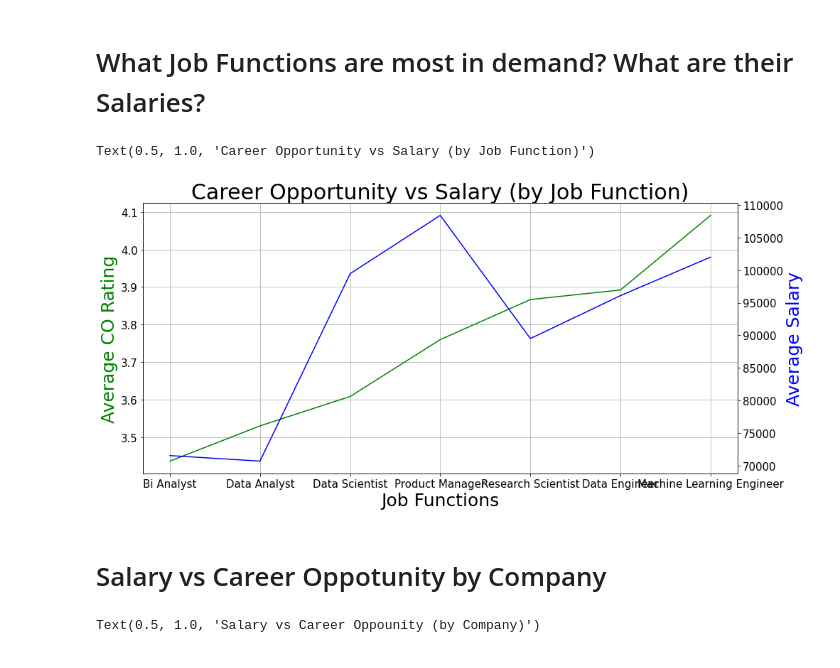
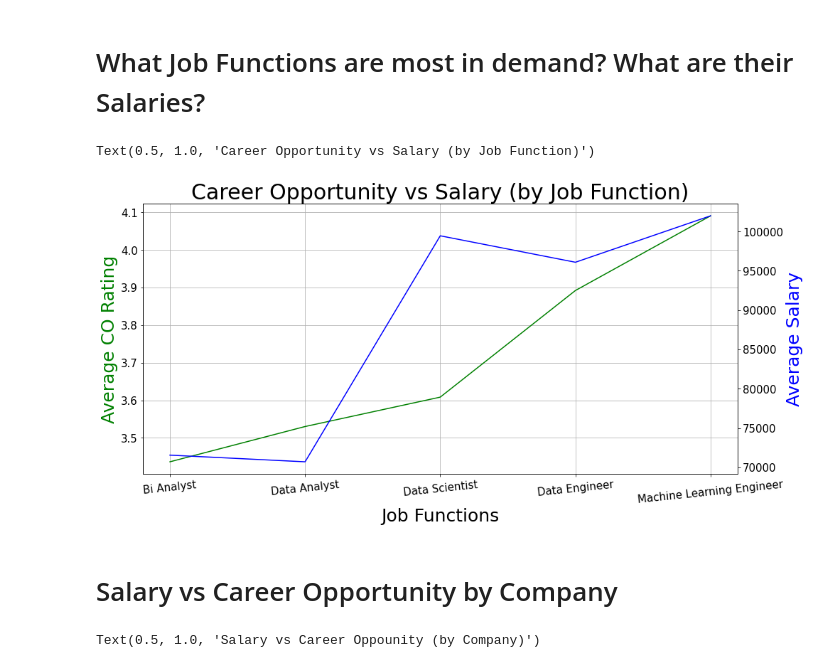
Before and after one commit to rlllam/Glassfloor, a Jupyter notebook: Glassdoor analysis/Jupyter Notebook/glassdoor analysis.ipynb, the cells around one changed output. Cells and saved outputs as stored; diff of their text form; code cells hidden in the pictures.

```diff
--- a/Glassdoor analysis/Jupyter Notebook/glassdoor analysis.ipynb
+++ b/Glassdoor analysis/Jupyter Notebook/glassdoor analysis.ipynb
@@ -233,31 +233,42 @@ Text(0.5, 1.0, 'Salary vs Career Opportunity (by Location)')
 # %% [markdown]
 # What Job Functions are most in demand? What are their Salaries?
 # %%
-job_func_group = co_salary_df.groupby('Job Function').mean().sort_values('Career Opportunitie')
+job_func_df = co_salary_df
+job_func_df
+
+# Find rows with relevant job functions (count of 10 or more)
+relevance_group = job_func_df.groupby('Job Function').count()
+relevance_group = relevance_group[relevance_group['Company'] >= 10]
+relevant_locs = relevance_group.index.tolist()
+
+# Remove rows with irrelevant job functions
+job_func_df = job_func_df[df['Job Function'].isin(relevant_locs)]
+
+job_func_group = job_func_df.groupby('Job Function').mean().sort_values('Career Opportunitie')
 job_func = job_func_group.index
 
 fig, ax1 = plt.subplots(figsize=(15,7))
 ax1.grid()
 
 ax2 = ax1.twinx()
 ax1.plot(job_func, job_func_group['Career Opportunitie'], color='g')
 ax2.plot(job_func, job_func_group['Estimated Salary'], color='b')
 
 ax1.set_xlabel('Job Functions', size=25)
 ax1.set_ylabel('Average CO Rating', color='g', size=25)
 ax2.set_ylabel('Average Salary', color='b', size=25)
 
 # Ticks
-ax1.set_xticklabels(job_func, size=15)
+ax1.set_xticklabels(job_func, size=15, rotation=6)
 ax1.tick_params(axis='y', labelsize=15)
 ax2.tick_params(axis='y', labelsize=15)
 
 plt.title('Career Opportunity vs Salary (by Job Function)', size=30)
 # %% [output]
 Text(0.5, 1.0, 'Career Opportunity vs Salary (by Job Function)')
-[figure, old version]
+[figure, new version]
 # %% [markdown]
-# Salary vs Career Oppotunity by Company
+# Salary vs Career Opportunity by Company
 # %%
 company_group = co_salary_df.groupby('Company').mean().sort_values('Estimated Salary')
 companies = company_group.index
```
Also changed, not shown: parts of 1 cell of this notebook, 4 other files.
